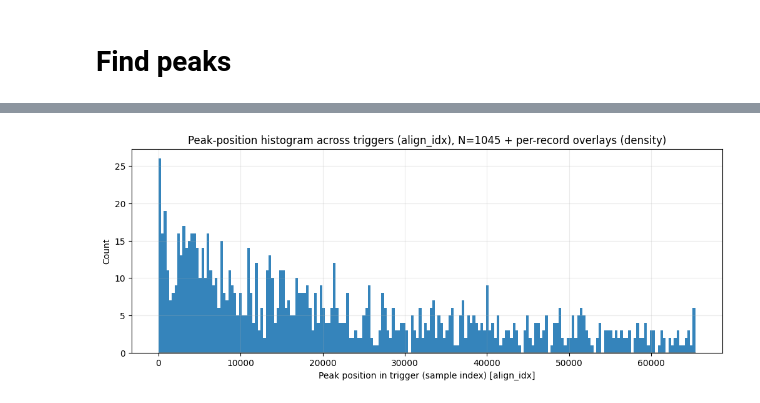
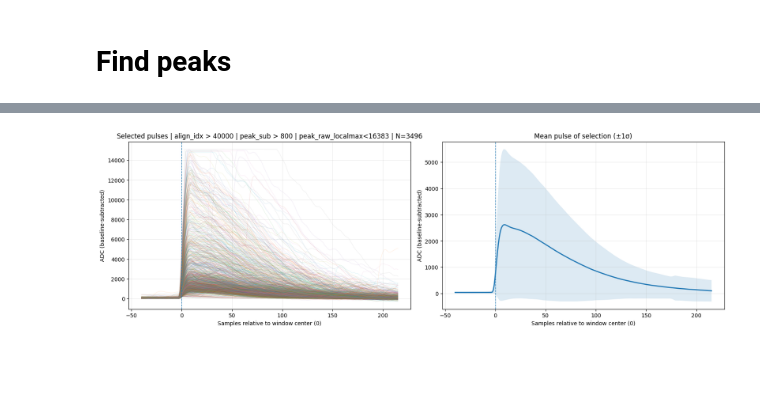
Before and after one commit to eberthol/PSD_GMVAE_Coldbox, a Jupyter notebook: data_eng/Peak_Selection.ipynb, the cells around one changed output, grey strips where cells are left out. Drawn from its saved outputs; the diff is of its cells as text; code cells hidden in the pictures; blank space fills up the shorter version.

```diff
--- a/data_eng/Peak_Selection.ipynb
+++ b/data_eng/Peak_Selection.ipynb
@@ -616,7 +17,0 @@ array([  139,   529,  1139,  1711,  2878,  3170,  3416,  3654,  3900,
-# %%
-wins, meta = plot_pulses_across_triggers(
-    X, results,
-    pos_side="between", pos_cut=(10000, 12000),
-    amp_side="between", amp_cut=(200, 600),
-    mean_mode="separate"
-)
@@ -625,7 +17,0 @@ wins, meta = plot_pulses_across_triggers(
-# %%
-wins, meta = plot_pulses_across_triggers(
-    X, results,
-    pos_side="after", pos_cut=0,
-    amp_side="between", amp_cut=[800, 14000],
-    mean_mode="separate"
-)
@@ -738,11 +670,12 @@ def plot_peak_position_histogram(
-# %%
-pos = plot_peak_position_histogram(
-    results,
-    use="align",
-    bins=200,
-    overlay_per_record=True,
-    overlay_mode="density",
-    density=False  # global stays as counts; set True if you want global density too
-)
-# %% [output]
-[figure, removed]
+# %%
+wins, meta = plot_pulses(
+    pulse_ds,
+    use_waveform="sub",
+    use_pos="align",
+    pos_side="after", pos_cut=40000,
+    amp_side="above", amp_cut=800, amp_source="peak_sub",
+    ADCsat=16383, sat_source="peak_raw_localmax",
+    max_pulses_to_plot=1500,
+);
+# %% [output]
+[figure, added]
```
Also changed, not shown: parts of 19 cells of this notebook.
